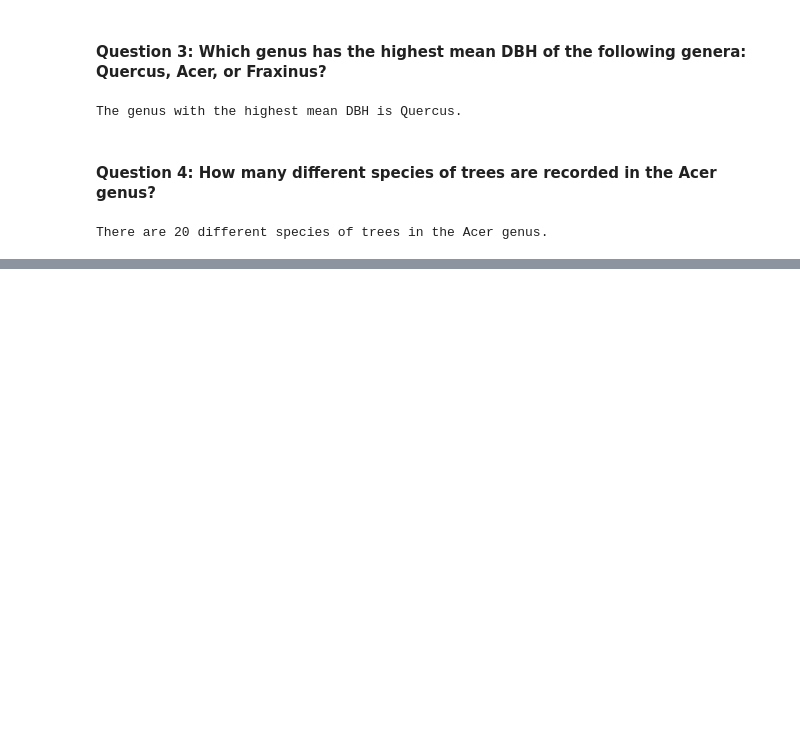
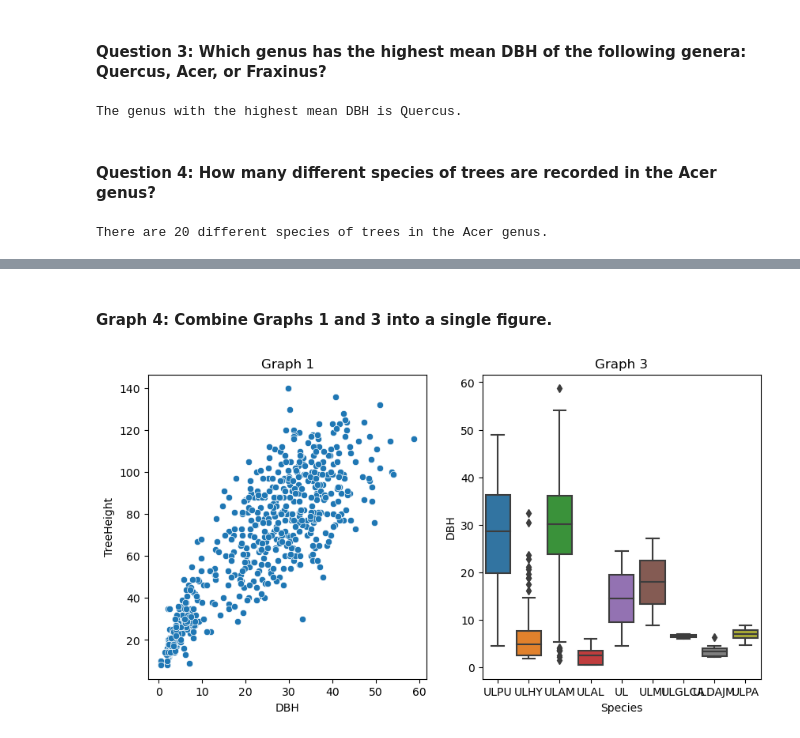
Before and after one commit to SeanH0122/PY4SA23_Assignment, a Jupyter notebook: Assignment No 2 - Sean Healy.ipynb, the cells around one changed output, grey strips where cells are left out. Saved outputs shown, nothing was run; the diff lists cells and outputs as text; code cells hidden in the pictures; blank space fills up the shorter version.

```diff
--- a/Assignment No 2 - Sean Healy.ipynb
+++ b/Assignment No 2 - Sean Healy.ipynb
@@ -144,0 +222,21 @@ There are 20 different species of trees in the Acer genus.
+# %% [markdown]
+#### Graph 4: Combine Graphs 1 and 3 into a single figure.
+# %%
+# Set up figure and gridspec
+graph4 = pyplot.figure(figsize = (10, 5))
+gridspec = fig.add_gridspec(1, 2)
+
+# Add scatter plot to first subplot
+ax1 = graph4.add_subplot(gridspec[0, 0])
+seaborn.scatterplot(data = ulmus_trees, x = 'DBH', y = 'TreeHeight', ax = ax1)
+ax1.set_title('Graph 1')
+
+# Add box plot to second subplot
+ax2 = graph4.add_subplot(gridspec[0, 1])
+seaborn.boxplot(data = ulmus_trees, x = 'Species', y = 'DBH', ax = ax2)
+ax2.set_title('Graph 3')
+
+# Show the figure
+pyplot.show()
+# %% [output]
+[figure, added]
```
Also changed, not shown: parts of 13 cells of this notebook, 1 other file.
